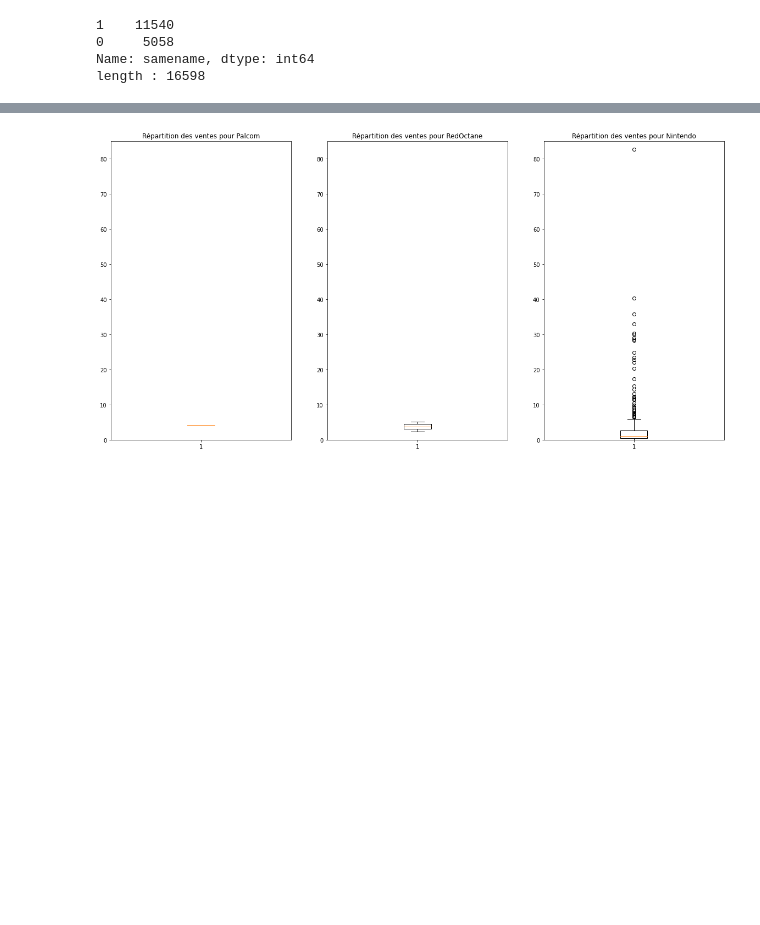
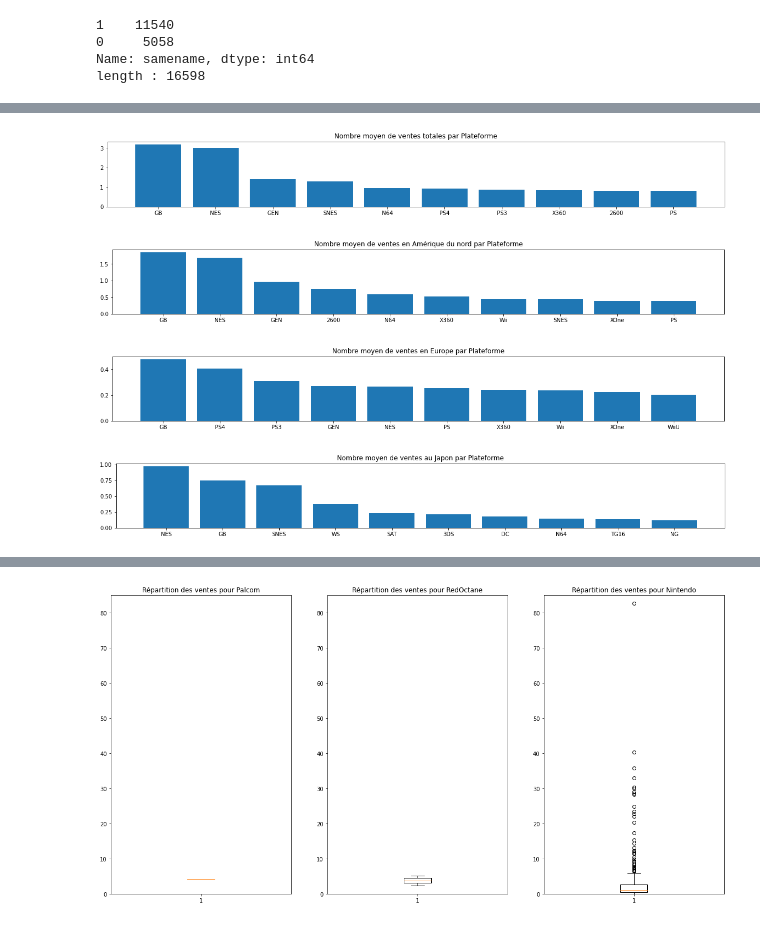
Before and after one commit to Pascal-Thai/GamingSales, a Jupyter notebook: GamingSales-Visualisation.ipynb, the cells around one changed output, grey strips where cells are left out. Cells and saved outputs as stored; diff of their text form; code cells hidden in the pictures; blank space fills up the shorter version.

```diff
--- a/GamingSales-Visualisation.ipynb
+++ b/GamingSales-Visualisation.ipynb
@@ -170,0 +191,45 @@ plt.legend(fontsize=20);
+# %%
+# Visualisation par Editeur
+
+# Global
+salesByPlatformG = df_visu.groupby('Platform').agg({'Global_Sales':'mean'}).sort_values(by='Global_Sales',ascending=False).head(10)
+plt.figure(figsize=(20,10))
+plt.subplot(4,1,1)
+#plt.hist()
+plt.bar(salesByPlatformG['Global_Sales'].index,salesByPlatformG['Global_Sales']);
+plt.title('Nombre moyen de ventes totales par Plateforme');
+
+# NA
+salesByPlatformNA = df_visu.groupby('Platform').agg({'NA_Sales':'mean'}).sort_values(by='NA_Sales',ascending=False).head(10)
+
+plt.figure(figsize=(20,10))
+plt.subplot(4,1,2)
+#plt.hist()
+plt.bar(salesByPlatformNA['NA_Sales'].index,salesByPlatformNA['NA_Sales']);
+#plt.bar(df.Genre,df.Global_Sales.mean());
+plt.title('Nombre moyen de ventes en Amérique du nord par Plateforme');
+
+# EU
+salesByPlatformEU = df_visu.groupby('Platform').agg({'EU_Sales':'mean'}).sort_values(by='EU_Sales',ascending=False).head(10)
+
+plt.figure(figsize=(20,10))
+plt.subplot(4,1,3)
+#plt.hist()
+plt.bar(salesByPlatformEU['EU_Sales'].index,salesByPlatformEU['EU_Sales']);
+#plt.bar(df.Genre,df.Global_Sales.mean());
+plt.title('Nombre moyen de ventes en Europe par Plateforme');
+
+# JP
+salesByPlatformJP = df_visu.groupby('Platform').agg({'JP_Sales':'mean'}).sort_values(by='JP_Sales',ascending=False).head(10)
+
+plt.figure(figsize=(20,10))
+plt.subplot(4,1,4)
+#plt.hist()
+plt.bar(salesByPlatformJP['JP_Sales'].index,salesByPlatformJP['JP_Sales']);
+#plt.bar(df.Genre,df.Global_Sales.mean());
+plt.title('Nombre moyen de ventes au Japon par Plateforme');
+# %% [output]
+[figure, added]
+[figure, added]
+[figure, added]
+[figure, added]
```
Also changed, not shown: parts of 10 cells of this notebook, 2 other files.
